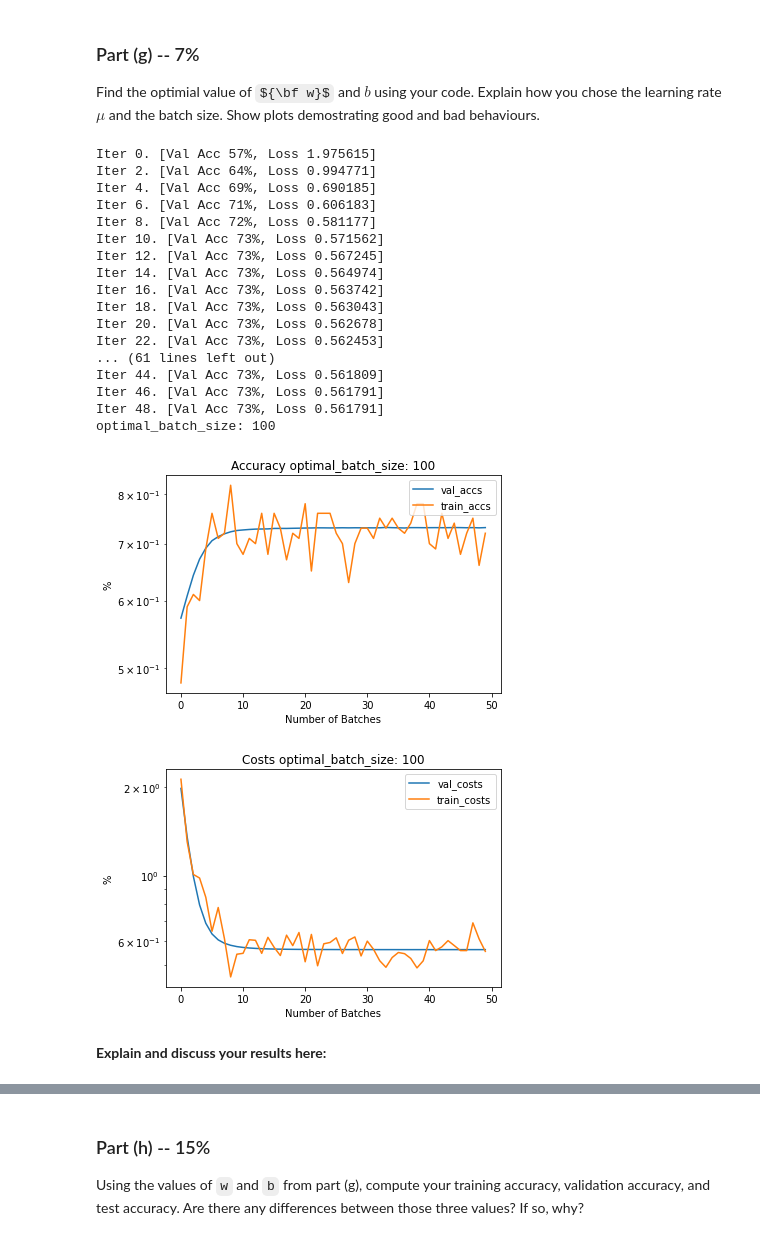
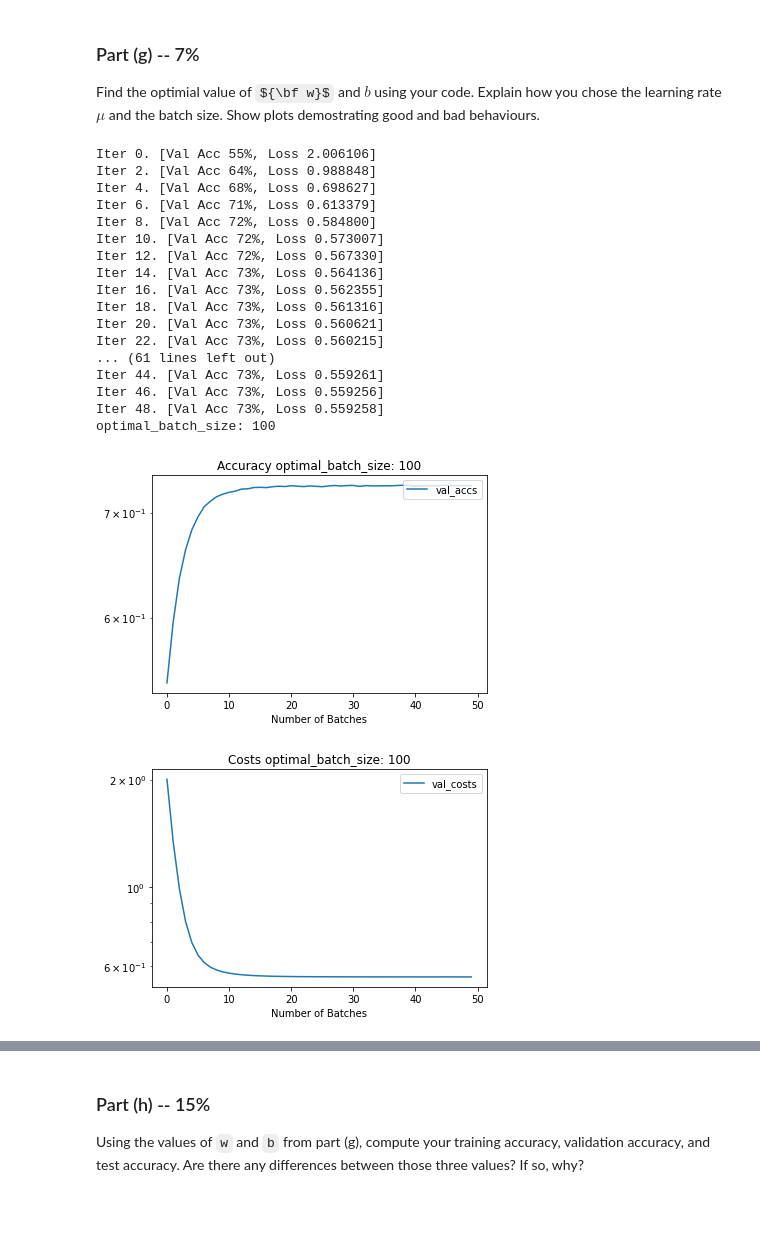
Before and after one commit to alexfok/IntroDeepLearning2022, a Jupyter notebook: Assignment1.ipynb, the cells around one changed output, grey strips where cells are left out. Cells and saved outputs as stored; diff of their text form; code cells hidden in the pictures; some formulas as TeX source; blank space fills up the shorter version.

```diff
--- a/Assignment1.ipynb
+++ b/Assignment1.ipynb
@@ -520,18 +541,17 @@ def plot(title, data_1, legend_1, xlabel = "Number of Iterations", ylabel = "Err
 #b0 = np.random.randn(1)[0]
 w0 = np.zeros(90)
 b0 = np.zeros(1)[0]
-mus=[2e-4, 2e-2, 2.0]
+mus=[2e-6, 2e-4, 2.0]
 # Write your code here
-# Small mu
-#w, b, train_costs, train_accs, val_costs, val_accs = run_gradient_descent(w0, b0, mu=0.0002, batch_size=500, max_iters=50)
-# Large mu
-#w, b, train_costs, train_accs, val_costs, val_accs = run_gradient_descent(w0, b0, mu=2.0, batch_size=500, max_iters=50)
-# Interesting mu
-#w, b, train_costs, train_accs, val_costs, val_accs = run_gradient_descent(w0, b0, mu=0.05, batch_size=500, max_iters=50)
-# Good mu
+val_costss = []
+val_accss = []
 for mu in mus:
-  w, b, train_costs, train_accs, val_costs, val_accs = run_gradient_descent(w0, b0, mu, batch_size=500, max_iters=50)
+  w, b, val_costs, val_accs = run_gradient_descent(w0, b0, mu, batch_size=500, max_iters=50)
+  val_costss.append(val_costs)
+  val_accss.append(val_accs)
   # Plot the results
-  plot(f"Accuracy for mu={mu}", val_accs, "val_accs", xlabel = "Number of Batches", ylabel = "%", data_2 = train_accs, legend_2 = "train_accs")
-  plot(f"Costs for mu={mu}", val_costs, "val_costs", xlabel = "Number of Batches", ylabel = "%", data_2 = train_costs, legend_2 = "train_costs")
+#  plot(f"Accuracy for mu={mu}", val_accs, "val_accs", xlabel = "Number of Batches", ylabel = "%")
+#  plot(f"Costs for mu={mu}", val_costs, "val_costs", xlabel = "Number of Batches", ylabel = "%")
+plot(f"Accuracy for different mus", val_accss[0], f"Accuracy for mu={mus[0]}", xlabel = "Number of Batches", ylabel = "", data_2=val_accss[1], legend_2=f"Accuracy for mu={mus[1]}", data_3=val_accss[2], legend_3=f"Accuracy for mu={mus[2]}", loc="lower right")
+plot(f"Costs for different mus", val_costss[0], f"Costs for mu={mus[0]}", xlabel = "Number of Batches", ylabel = "", data_2=val_costss[1], legend_2=f"Cost for mu={mus[1]}", data_3=val_costss[2], legend_3=f"Costs for mu={mus[2]}")
 # %% [output]
@@ -632,67 +588,58 @@ the learning rate $\mu$ and the batch size. Show plots demostrating good and bad
 # %%
 w0 = np.random.randn(90)
 b0 = np.random.randn(1)[0]
-#w0 = np.zeros(90)
-#b0 = np.zeros(1)[0]
 #mus=[2e-3, 2e-2, 2.0]
 mu=2e-2
 mu=2e-3
-minimal_cost = 1000
+minimal_cost = 0
 minimal_cost_diff = 0
 
-batch_size=500
 max_iters=50
 
 optimal_w = w0
 optimal_b = b0
 optimal_batch_size = 0
-optimal_train_costs = []
-optimal_train_accs = []
 optimal_val_costs = []
 optimal_val_accs = []
 
 # Write your code here
 for batch_size in range(100, 1000, 300):
-  w, b, train_costs, train_accs, val_costs, val_accs = run_gradient_descent(w0, b0, mu, batch_size, max_iters)
+  w, b, val_costs, val_accs = run_gradient_descent(w0, b0, mu, batch_size, max_iters)
   cost_diff = val_costs[0] - val_costs[len(val_costs)-1]
-  if (cost_diff > minimal_cost_diff):
+  if (minimal_cost < val_costs[len(val_costs)-1] and cost_diff > minimal_cost_diff):
     print(f"minimal_cost: {minimal_cost_diff}, cost_diff: {cost_diff}, batch_size: {batch_size}")
     minimal_cost_diff = cost_diff
+    minimal_cost = val_costs[len(val_costs)-1]
 #  if (np.mean(val_costs) < minimal_cost):
 #    print(f"minimal_cost: {minimal_cost}, np.mean(val_costs): {np.mean(val_costs)}, batch_size: {batch_size}")
 #    minimal_cost = np.mean(val_costs)
-    optimal_w = w0
-    optimal_b = b0
+    optimal_w = w
+    optimal_b = b
     optimal_batch_size = batch_size
-    optimal_train_costs = train_costs
-    optimal_train_accs = train_accs
     optimal_val_costs = val_costs
     optimal_val_accs = val_accs
 
-#print(f"optimal_batch_size: {optimal_batch_size}, optimal_w: {optimal_w}, optimal_b: {optimal_b}")
 print(f"optimal_batch_size: {optimal_batch_size}")
 # Plot the results
-plot(f"Accuracy optimal_batch_size: {optimal_batch_size}", optimal_val_accs, "val_accs", xlabel = "Number of Batches", ylabel = "%", data_2 = optimal_train_accs, legend_2 = "train_accs")
-plot(f"Costs optimal_batch_size: {optimal_batch_size}", optimal_val_costs, "val_costs", xlabel = "Number of Batches", ylabel = "%", data_2 = optimal_train_costs, legend_2 = "train_costs")
+plot(f"Accuracy optimal_batch_size: {optimal_batch_size}", optimal_val_accs, "val_accs", xlabel = "Number of Batches", ylabel = "")
+plot(f"Costs optimal_batch_size: {optimal_batch_size}", optimal_val_costs, "val_costs", xlabel = "Number of Batches", ylabel = "")
 # %% [output]
-Iter 0. [Val Acc 57%, Loss 1.975615]
-Iter 2. [Val Acc 64%, Loss 0.994771]
-Iter 4. [Val Acc 69%, Loss 0.690185]
-Iter 6. [Val Acc 71%, Loss 0.606183]
-Iter 8. [Val Acc 72%, Loss 0.581177]
-Iter 10. [Val Acc 73%, Loss 0.571562]
-Iter 12. [Val Acc 73%, Loss 0.567245]
-Iter 14. [Val Acc 73%, Loss 0.564974]
-Iter 16. [Val Acc 73%, Loss 0.563742]
-Iter 18. [Val Acc 73%, Loss 0.563043]
-Iter 20. [Val Acc 73%, Loss 0.562678]
-Iter 22. [Val Acc 73%, Loss 0.562453]
+Iter 0. [Val Acc 55%, Loss 2.006106]
+Iter 2. [Val Acc 64%, Loss 0.988848]
+Iter 4. [Val Acc 68%, Loss 0.698627]
+Iter 6. [Val Acc 71%, Loss 0.613379]
+Iter 8. [Val Acc 72%, Loss 0.584800]
+Iter 10. [Val Acc 72%, Loss 0.573007]
+Iter 12. [Val Acc 72%, Loss 0.567330]
+Iter 14. [Val Acc 73%, Loss 0.564136]
+Iter 16. [Val Acc 73%, Loss 0.562355]
+Iter 18. [Val Acc 73%, Loss 0.561316]
+Iter 20. [Val Acc 73%, Loss 0.560621]
+Iter 22. [Val Acc 73%, Loss 0.560215]
 ... (61 lines left out)
-Iter 44. [Val Acc 73%, Loss 0.561809]
-Iter 46. [Val Acc 73%, Loss 0.561791]
-Iter 48. [Val Acc 73%, Loss 0.561791]
+Iter 44. [Val Acc 73%, Loss 0.559261]
+Iter 46. [Val Acc 73%, Loss 0.559256]
+Iter 48. [Val Acc 73%, Loss 0.559258]
 optimal_batch_size: 100
-[figure, old version]
+[figure, new version]
-[figure, old version]
+[figure, new version]
-# %% [markdown]
-**Explain and discuss your results here:**
```
Also changed, not shown: parts of 23 cells of this notebook.
